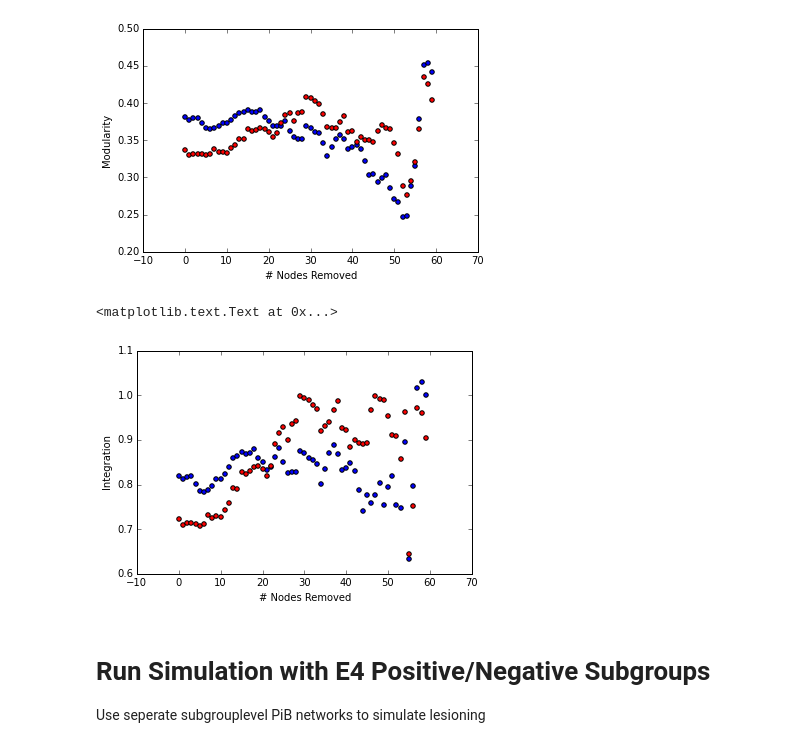
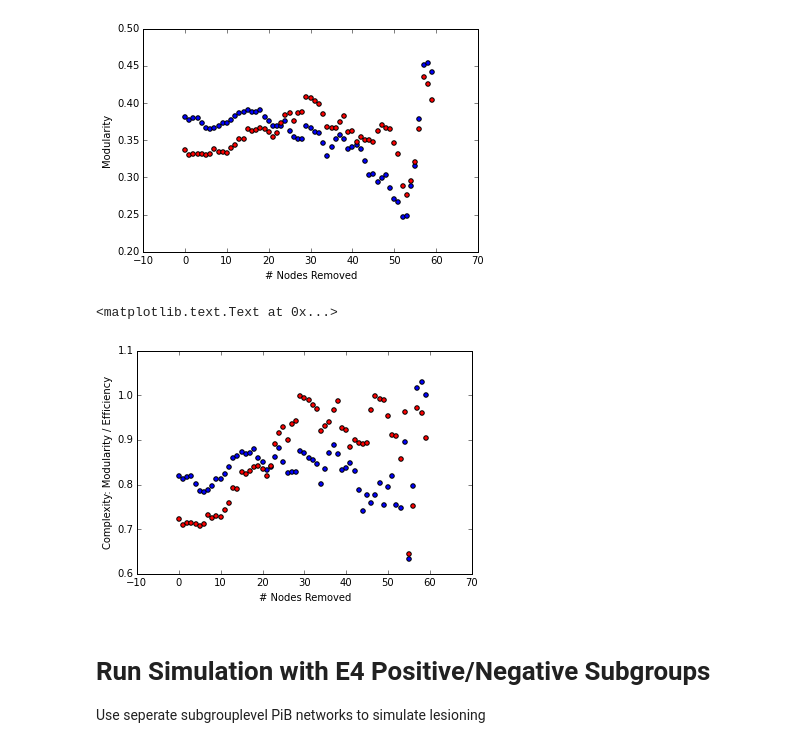
Before and after one commit to dinodigma/research, a Jupyter notebook: surf/lesion_simulation.ipynb, the cells around one changed output. Saved outputs shown, nothing was run; the diff lists cells and outputs as text; code cells hidden in the pictures.

```diff
--- a/surf/lesion_simulation.ipynb
+++ b/surf/lesion_simulation.ipynb
@@ -219,8 +219,18 @@ invpibnet = nx.from_numpy_matrix(invpibmat)
 inp_fnet_neg, inp_fnet_pos, inp_pnet = fnet_neg.copy(), fnet_pos.copy(), invpibnet.copy()
 
 # Run Simulation
-mpos, epos = run_simulation(inp_fnet_pos, inp_pnet, seed, 60)
-mneg, eneg = run_simulation(inp_fnet_neg, inp_pnet, seed, 60)
+#mpos, epos = run_simulation(inp_fnet_pos, inp_pnet, seed, 60)
+#mneg, eneg = run_simulation(inp_fnet_neg, inp_pnet, seed, 60)
+
+mcopy = np.array(mpos)
+np.save('/home/jagust/dino/surf/simulation_trials/subgroup_func_group_pib/e4_positive_modularity.npy', mcopy)
+ecopy = np.array(epos)
+np.save('/home/jagust/dino/surf/simulation_trials/subgroup_func_group_pib/e4_positive_efficiency.npy', ecopy)
+
+mcopy = np.array(mneg)
+np.save('/home/jagust/dino/surf/simulation_trials/subgroup_func_group_pib/e4_negative_modularity.npy', mcopy)
+ecopy = np.array(eneg)
+np.save('/home/jagust/dino/surf/simulation_trials/subgroup_func_group_pib/e4_negative_efficiency.npy', ecopy)
 
 # Plot Efficiencies
 fig = plt.figure()
@@ -252,25 +262,24 @@ plt.ylabel('Modularity')
 <matplotlib.text.Text at 0x...>
 [figure]
 # %%
-# Integration = Modularity / Efficiency
-integ_pos, integ_neg, integ_null = [], [], []
+# Complexity = Modularity / Efficiency
+comp_pos, comp_neg, comp_null = [], [], []
 
 for i in range(len(mpos)):
-    integ_pos.append(mpos[i] / epos[i])
-    integ_neg.append(mneg[i] / eneg[i])
-    #integ_null.append(mnull[i] / enull[i])
+    comp_pos.append(mpos[i] / epos[i])
+    comp_neg.append(mneg[i] / eneg[i])
+    #comp_null.append(mnull[i] / enull[i])
 
 # Plot Integrations
 fig = plt.figure()
 ax = fig.add_subplot(111)
 
-# Run simulation with E4 Positive Subjects
-ax.scatter(range(len(integ_pos)), integ_pos, c = 'b')
-ax.scatter(range(len(integ_neg)), integ_neg, c = 'r')
-#ax.scatter(range(len(inte_null)), integ_null, c = 'g')
+ax.scatter(range(len(comp_pos)), comp_pos, c = 'b')
+ax.scatter(range(len(comp_neg)), comp_neg, c = 'r')
+#ax.scatter(range(len(comp_null)), comp_null, c = 'g')
 
 plt.xlabel('# Nodes Removed')
 plt.ylabel('Complexity: Modularity / Efficiency')
 # %% [output]
 <matplotlib.text.Text at 0x...>
-[figure, old version]
+[figure, new version]
```
Also changed, not shown: parts of 5 cells of this notebook, 11 other files.
